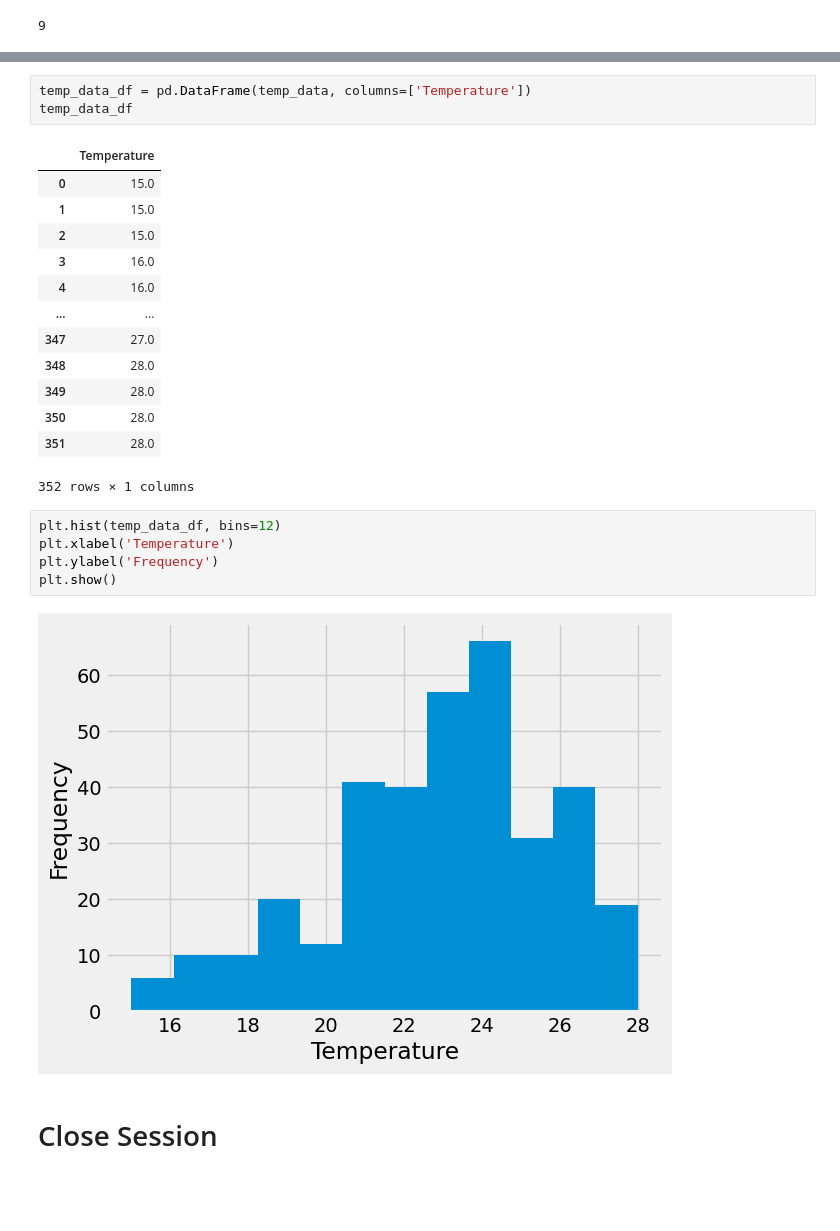
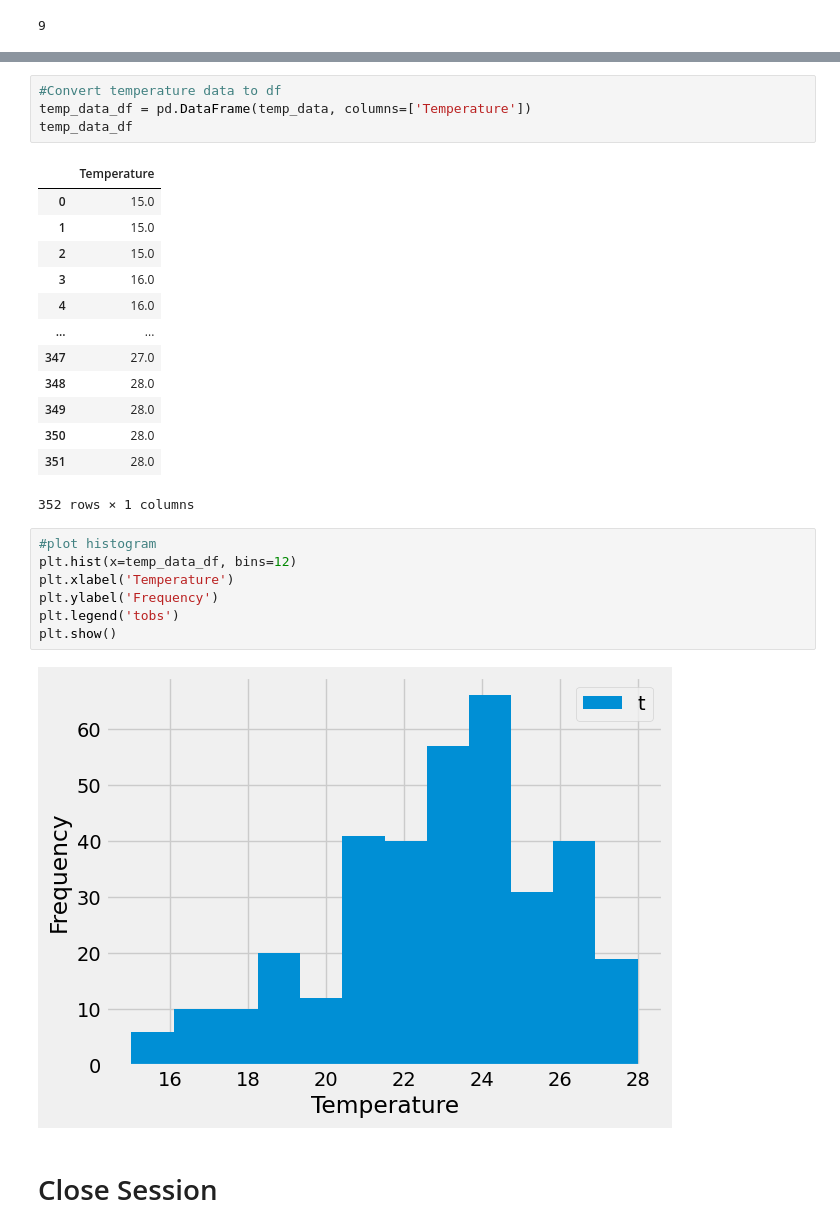
Before and after one commit to BradFisher18/sqlalchemy-challenge, a Jupyter notebook: SurfsUp/climate_starter.ipynb, the cells around one changed output, grey strips where cells are left out. Drawn from its saved outputs; the diff is of its cells as text; blank space fills up the shorter version.

```diff
--- a/SurfsUp/climate_starter.ipynb
+++ b/SurfsUp/climate_starter.ipynb
@@ -265,6 +286,7 @@ temp_data
  (28.0,),
  (28.0,)]
 # %%
+#Convert temperature data to df
 temp_data_df = pd.DataFrame(temp_data, columns=['Temperature'])
 temp_data_df
 # %% [output]
@@ -282,12 +304,14 @@ temp_data_df
 | 351 | 28.0 |
 352 rows × 1 columns
 # %%
-plt.hist(temp_data_df, bins=12)
+#plot histogram
+plt.hist(x=temp_data_df, bins=12)
 plt.xlabel('Temperature')
 plt.ylabel('Frequency')
+plt.legend('tobs')
 plt.show()
 # %% [output]
-[figure, old version]
+[figure, new version]
 # %% [markdown]
 # Close Session
 # %%
```
Also changed, not shown: parts of 9 cells of this notebook, 1 other file.
